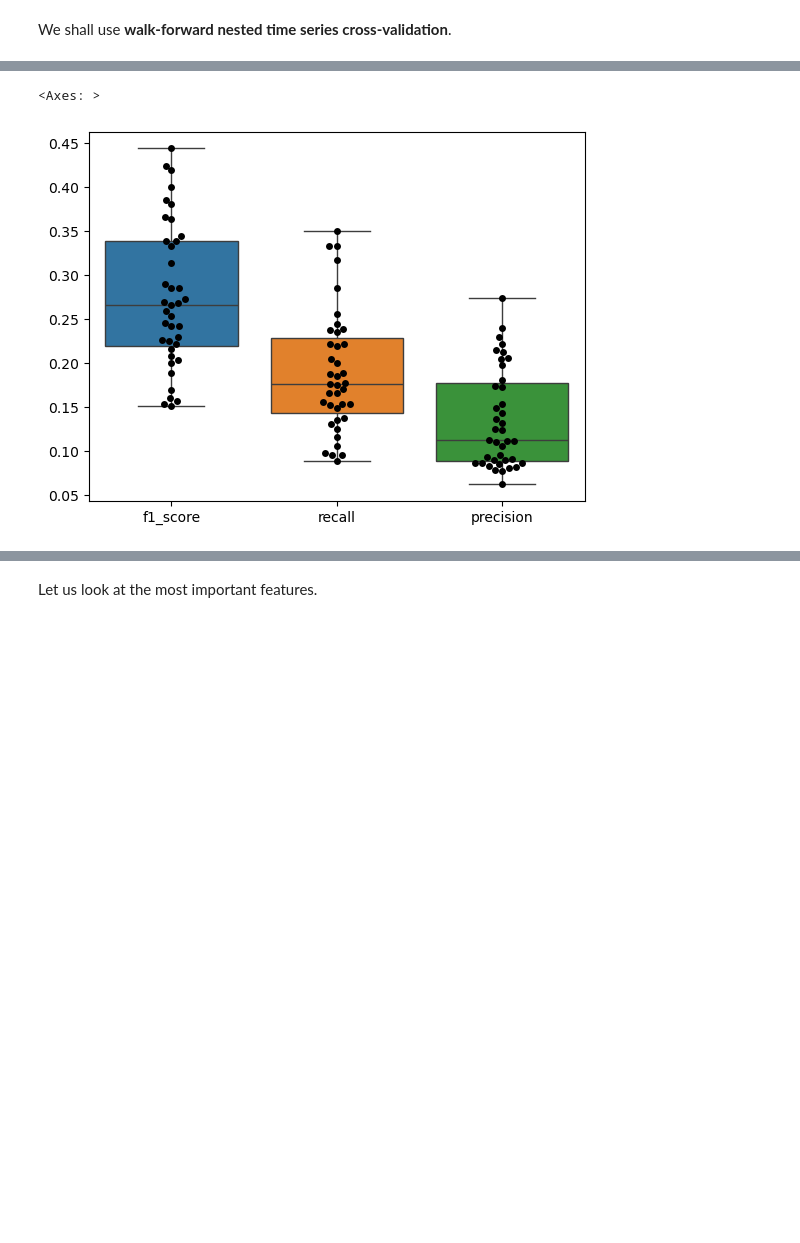
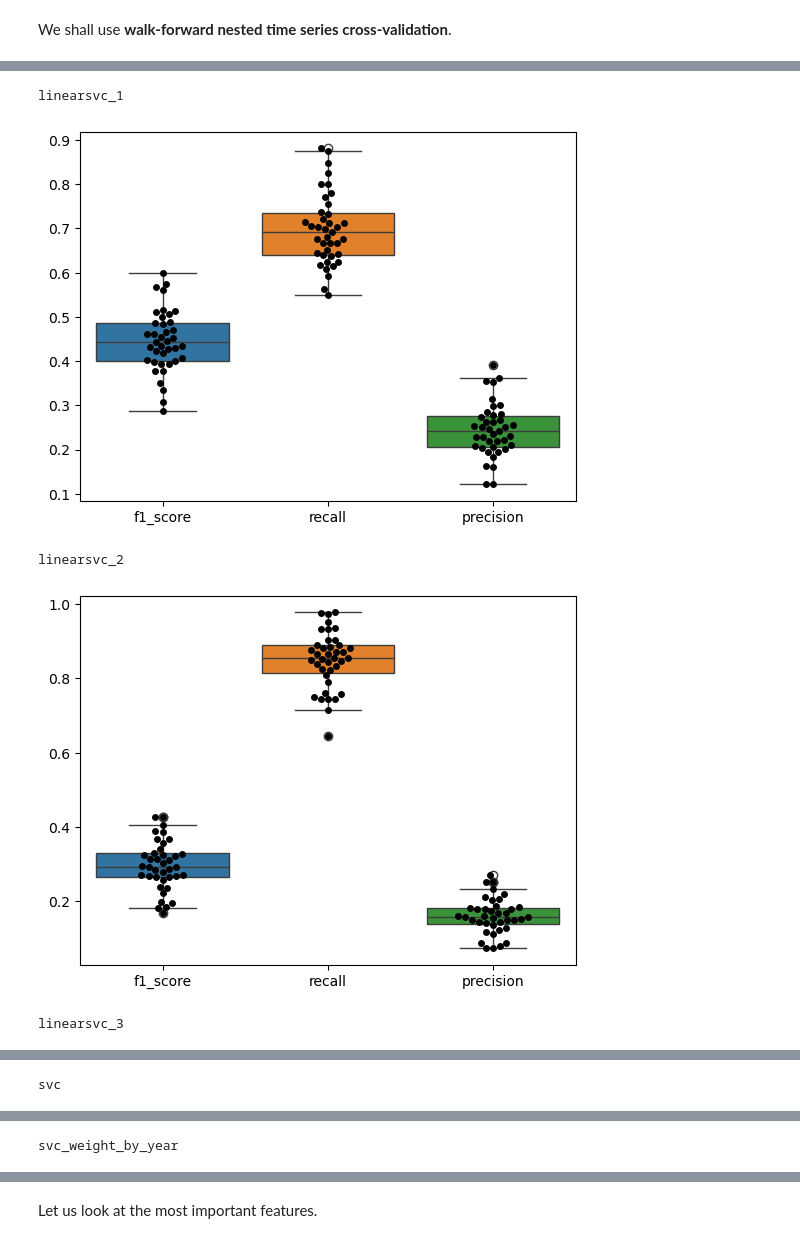
Before and after one commit to Erdos-Projects/summer26-nomination-worthy-books, a Jupyter notebook: CLEAN-REPO/models/svm_classifier.ipynb, the cells around one changed output, grey strips where cells are left out. Cells and saved outputs as stored; diff of their text form; code cells hidden in the pictures; blank space fills up the shorter version.

```diff
--- a/CLEAN-REPO/models/svm_classifier.ipynb
+++ b/CLEAN-REPO/models/svm_classifier.ipynb
@@ -54,9 +54,12 @@ categorical_pipeline = Pipeline(
 feature_preprocessing = ColumnTransformer(
     transformers=[
         ('numerical_scaling', YearByYearStandardScaler(year_column='release_year', scale_columns=numerical_features), numerical_features + ['release_year']),
-        # ('bool_to_int', FunctionTransformer(lambda x: x.astype(int), feature_names_out='one-to-one'), bool_features),
         ('onehot', categorical_pipeline, categorical_features),
     ('tag_similarity', YearlyGenreTagScaler(tag_columns=list(tag_dataframe.columns), year_column='release_year'), list(tag_dataframe.columns) + ['release_year']) ,
     ('nominee_similarity', YearlyPastNomineeSimilarityScaler(tag_columns=list(tag_dataframe.columns), year_column='release_year'), list(tag_dataframe.columns) + ['release_year'])
             ],
 )
+
+# svm cannot handle NaNs, so we fill with dummy values.
+books_tt['years_since_last_nomination'] = books_tt['years_since_last_nomination'].fillna(99)
+books_tt['month_of_publication'] = books_tt['month_of_publication'].fillna('Unknown')
@@ -130,0 +183,12 @@ STD of f1 score across folds:  0.08169084975992837
+# %%
+for name, model in model_dict.items():
+    cv_result = pd.DataFrame(cv_data_allmodels[name])
+    print(name)
+    plt.plot([year[0] for year in cv_result['val_year']], cv_result['f1_score'], label='f1 score')
+    plt.plot([year[0] for year in cv_result['val_year']], cv_result['recall'], label='recall')
+    plt.plot([year[0] for year in cv_result['val_year']], cv_result['precision'], label='precision')
+    plt.xlabel("validation year")
+    plt.ylabel("score")
+    plt.title('Walk-forward validation, year-by-year')
+    plt.legend()
+    plt.show()
@@ -131,8 +206,13 @@ STD of f1 score across folds:  0.08169084975992837
 # %%
-plt.plot([year[0] for year in cv_result['val_year']], cv_result['f1_score'], label='f1 score')
-plt.plot([year[0] for year in cv_result['val_year']], cv_result['recall'], label='recall')
-plt.xlabel("validation year")
-plt.ylabel("score")
-plt.title('Walk-forward validation, year-by-year')
-plt.legend()
+for name, model in model_dict.items():
+    cv_result = pd.DataFrame(cv_data_allmodels[name])
+    print(name)
+    plt.plot([year[0] for year in cv_result['val_year']], cv_result['f1_score'], label='f1 score')
+    plt.plot([year[0] for year in cv_result['val_year']], cv_result['recall'], label='recall')
+    plt.plot([year[0] for year in cv_result['val_year']], cv_result['precision'], label='precision')
+    plt.xlabel("validation year")
+    plt.ylabel("score")
+    plt.title('Walk-forward validation, year-by-year')
+    plt.legend()
+    plt.show()
 # %% [output]
@@ -141,10 +227,18 @@ plt.legend()
 # %%
 import seaborn as sns
 
+for name, model in model_dict.items():
+    cv_result = pd.DataFrame(cv_data_allmodels[name])
+    print(name)
 
-ax = sns.boxplot(data=cv_result[['f1_score', 'recall', 'precision']])
+    ax = sns.boxplot(data=cv_result[['f1_score', 'recall', 'precision']])
 
-sns.swarmplot(data=cv_result[['f1_score', 'recall', 'precision']], ax=ax, color='black')
+    sns.swarmplot(data=cv_result[['f1_score', 'recall', 'precision']], ax=ax, color='black')
+
+    plt.show()
 # %% [output]
-<Axes: >
+linearsvc_1
-[figure, old version]
+[figure, new version]
+linearsvc_2
+[figure, added]
+linearsvc_3
@@ -150,0 +246 @@ sns.swarmplot(data=cv_result[['f1_score', 'recall', 'precision']], ax=ax, color=
+svc
@@ -150,0 +248 @@ sns.swarmplot(data=cv_result[['f1_score', 'recall', 'precision']], ax=ax, color=
+svc_weight_by_year
```
Also changed, not shown: parts of 9 cells of this notebook, 2 other files.
